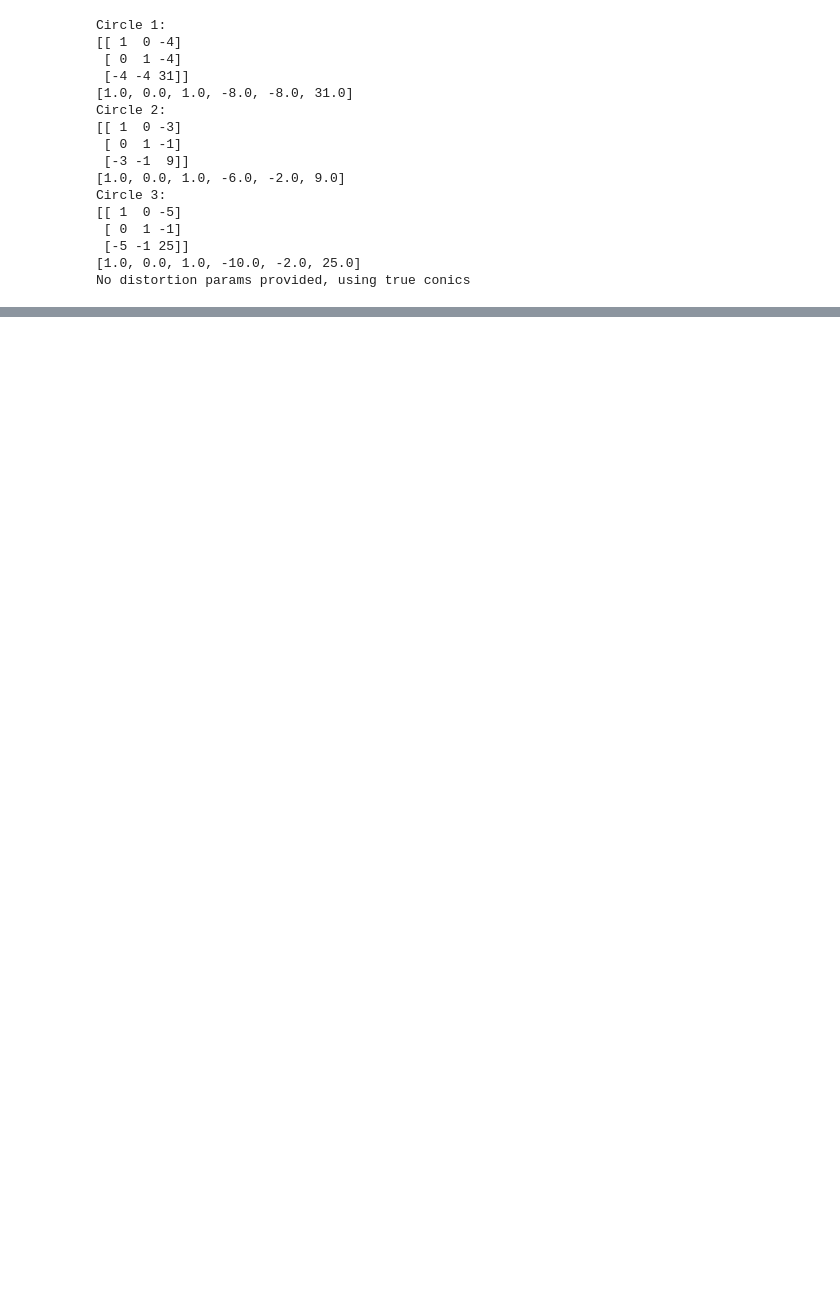
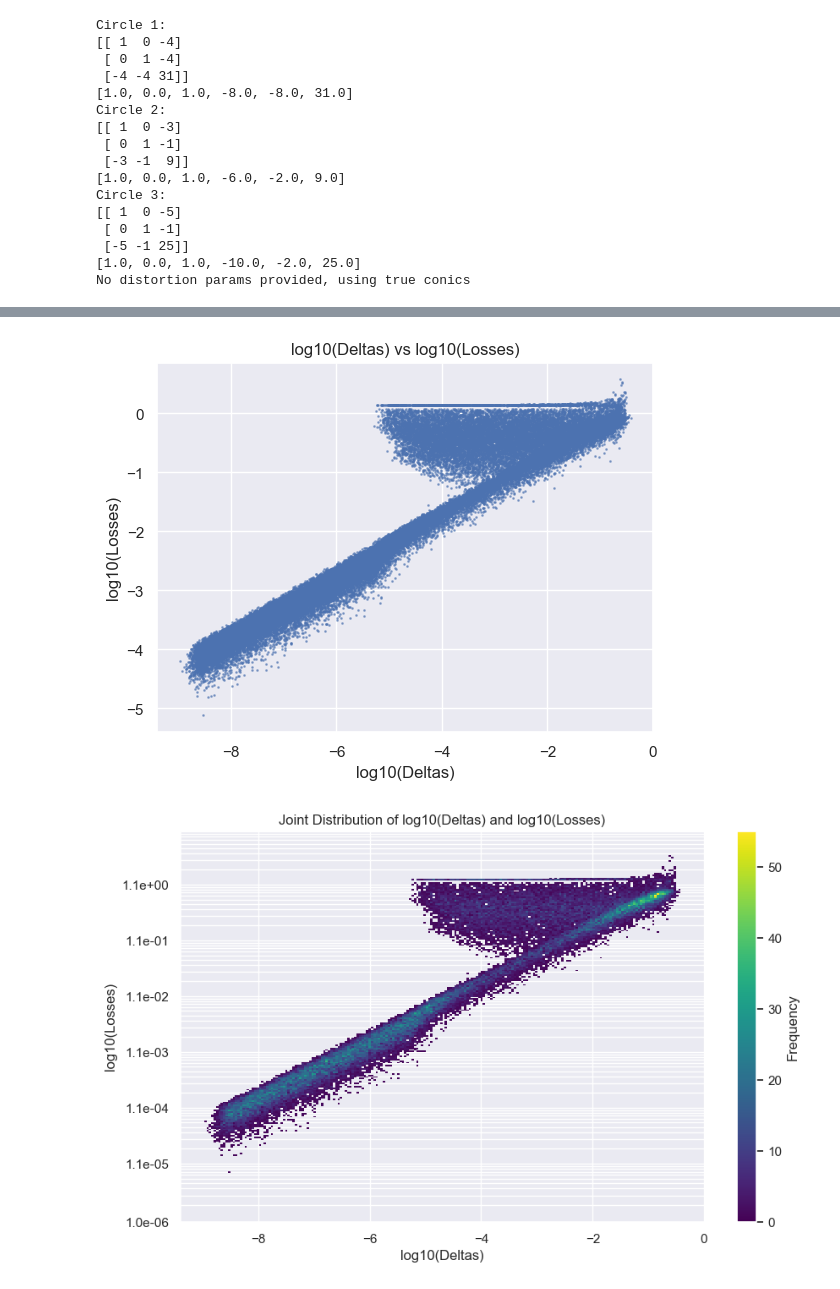
Before and after one commit to HomoTopi/CV_project_24_25_HomotopyContinuation, a Jupyter notebook: Notebooks/delta_vs_eccentricity.ipynb, the cells around one changed output, grey strips where cells are left out. Cells and saved outputs as stored; diff of their text form; code cells hidden in the pictures; blank space fills up the shorter version.

```diff
--- a/Notebooks/delta_vs_eccentricity.ipynb
+++ b/Notebooks/delta_vs_eccentricity.ipynb
@@ -193,0 +197,34 @@ plotter.show()
+# %%
+plt.Figure(figsize=(10, 6))
+plt.scatter(np.log10(avgDelta), np.log10(avgLoss), alpha=0.5, s=1)
+plt.xlabel('log10(Deltas)')
+plt.ylabel('log10(Losses)')
+plt.title('log10(Deltas) vs log10(Losses)')
+plt.show()
+
+# Plot the histogram of the joint distribution of deltas and losses
+plt.figure(figsize=(10, 6))
+sns.histplot(x=np.log10(avgDelta), y=np.log10(avgLoss), bins=200, cmap='viridis', cbar=True, cbar_kws={'label': 'Frequency'})
+plt.xlabel('log10(Deltas)')
+plt.ylabel('log10(Losses)')
+plt.title('Joint Distribution of log10(Deltas) and log10(Losses)')
+plt.grid(True, which='both', axis='both')
+# Set grid lines at equally spaced intervals in linear space, then convert to log space
+num_ticks = 10
+
+# For y-axis (Losses)
+ticks = np.linspace(0, 9, 10)
+minLogDelta = -6
+maxLogDelta = int(np.ceil(np.log10(np.max(avgDelta))))
+exponents = np.linspace(minLogDelta, maxLogDelta, maxLogDelta - minLogDelta + 1)
+basis = 10 ** exponents
+basisCumSum = np.cumsum(basis)
+shiftedTicks = np.concatenate([ticks * (10 ** e) + basisCumSum[i] for i, e in enumerate(exponents)])
+y_ticks_log = np.log10(shiftedTicks)
+plt.yticks(y_ticks_log, [f"{tick:.1e}" if (i)%10 == 0 else "" for i, tick in enumerate(shiftedTicks)])
+
+plt.grid(True, which='both', axis='both')
+plt.show()
+# %% [output]
+[figure, added]
+[figure, added]
```
Also changed, not shown: parts of 11 cells of this notebook.
